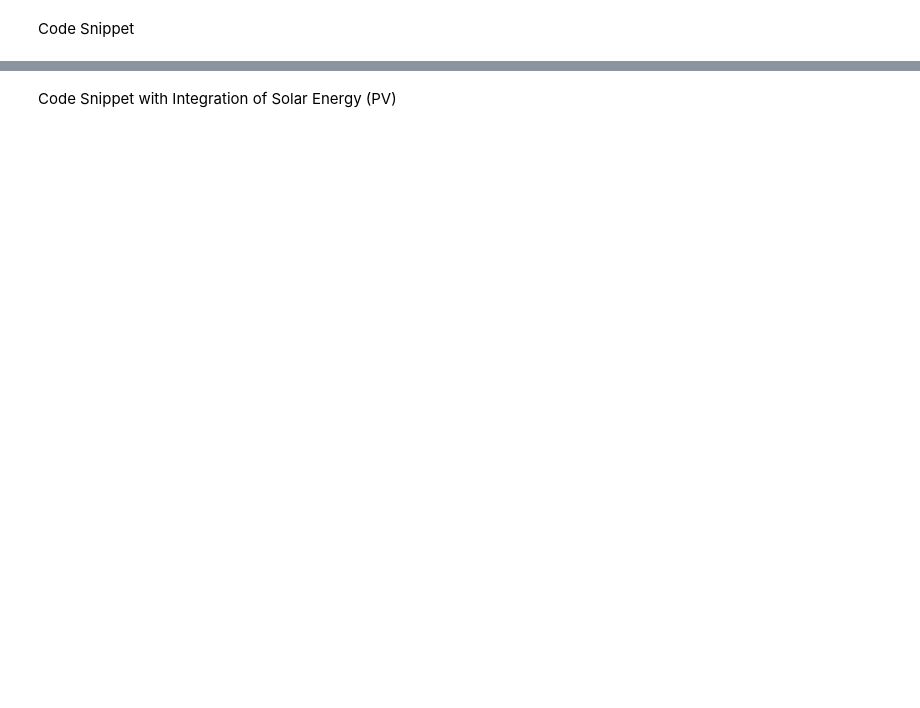
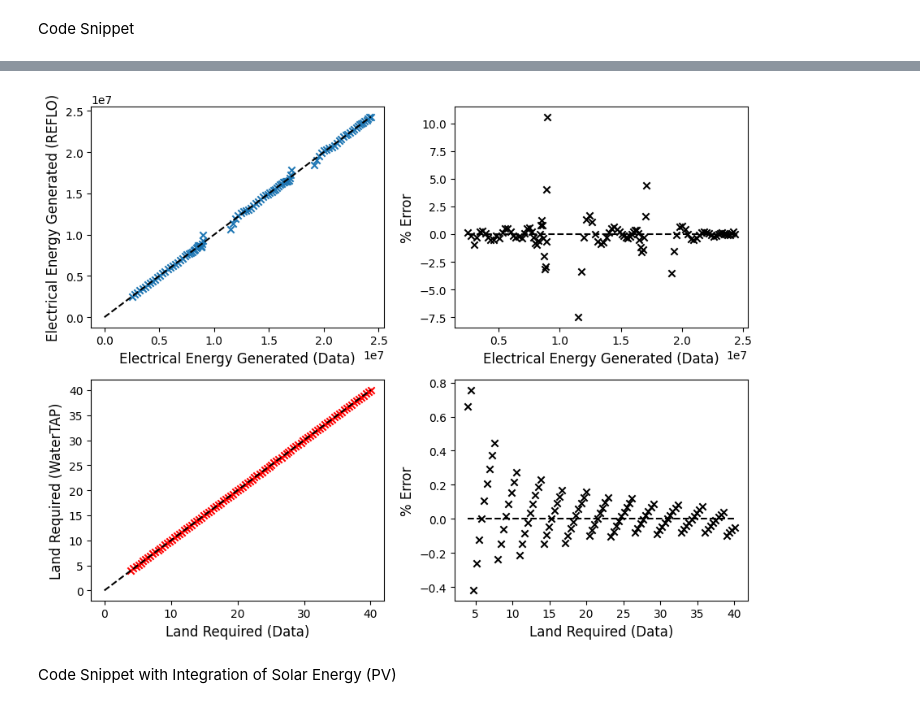
Before and after one commit to watertap-org/watertap-reflo, a Jupyter notebook: src/watertap_contrib/reflo/code_demos/REFLO_demo/reflo-demo-june25.ipynb, the cells around one changed output, grey strips where cells are left out. Saved outputs shown, nothing was run; the diff lists cells and outputs as text; code cells hidden in the pictures; blank space fills up the shorter version.

```diff
--- a/src/watertap_contrib/reflo/code_demos/REFLO_demo/reflo-demo-june25.ipynb
+++ b/src/watertap_contrib/reflo/code_demos/REFLO_demo/reflo-demo-june25.ipynb
@@ -771,3 +908,7 @@ fig.tight_layout()
+# %%
+pv_plots(m)
+# %% [output]
+[figure, added]
 # %% [markdown]
 Code Snippet with Integration of Solar Energy (PV)
 # %%
```
Also changed, not shown: parts of 36 cells of this notebook, 8 other files.
